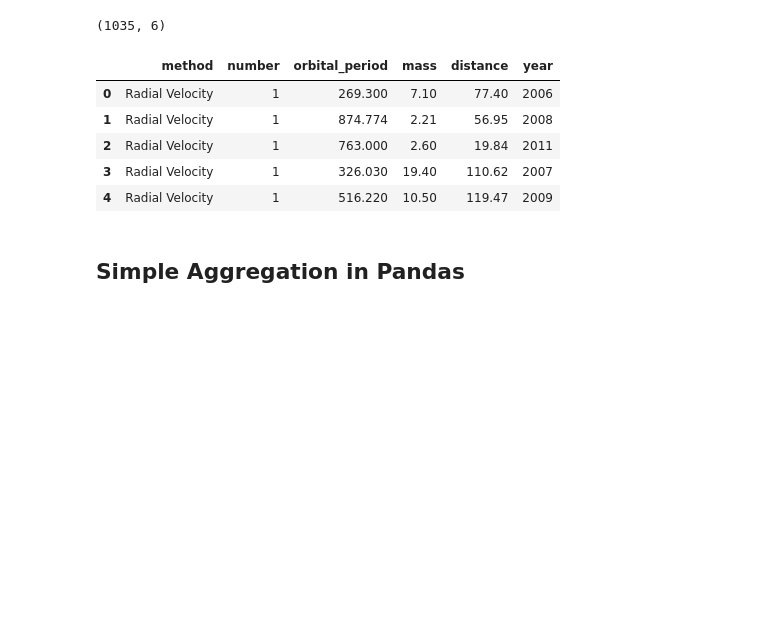
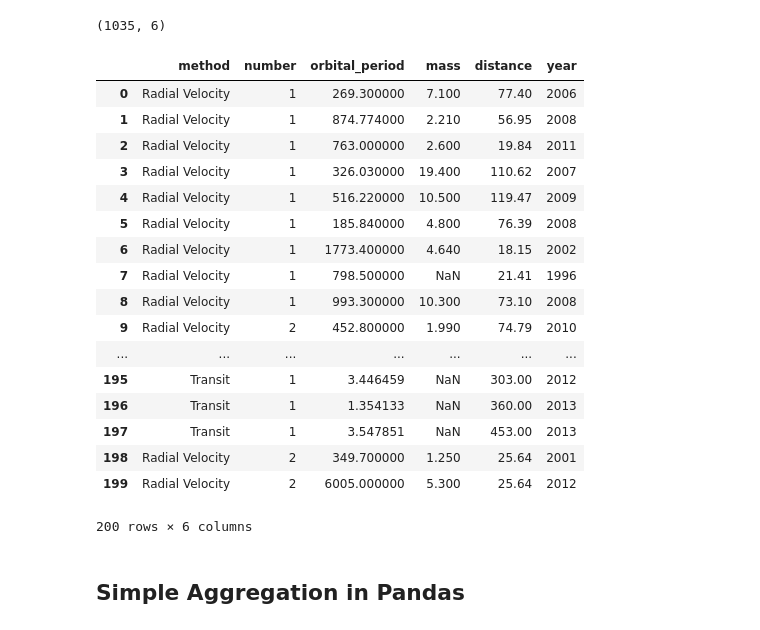
Before and after one commit to connolly/A302_2019, a Jupyter notebook: lectures/lecture-07-pandas/lecture-07-pandas.ipynb, the cells around one changed output. Cells and saved outputs as stored; diff of their text form; code cells hidden in the pictures; blank space fills up the shorter version.

```diff
--- a/lectures/lecture-07-pandas/lecture-07-pandas.ipynb
+++ b/lectures/lecture-07-pandas/lecture-07-pandas.ipynb
@@ -36,14 +38,26 @@ planets.shape
 # %% [output]
 (1035, 6)
 # %%
-planets.head()
+planets.head(200)
 # %% [output]
 |  | method | number | orbital_period | mass | distance | year |
-| 0 | Radial Velocity | 1 | 269.300 | 7.10 | 77.40 | 2006 |
-| 1 | Radial Velocity | 1 | 874.774 | 2.21 | 56.95 | 2008 |
-| 2 | Radial Velocity | 1 | 763.000 | 2.60 | 19.84 | 2011 |
-| 3 | Radial Velocity | 1 | 326.030 | 19.40 | 110.62 | 2007 |
-| 4 | Radial Velocity | 1 | 516.220 | 10.50 | 119.47 | 2009 |
+| 0 | Radial Velocity | 1 | 269.300000 | 7.100 | 77.40 | 2006 |
+| 1 | Radial Velocity | 1 | 874.774000 | 2.210 | 56.95 | 2008 |
+| 2 | Radial Velocity | 1 | 763.000000 | 2.600 | 19.84 | 2011 |
+| 3 | Radial Velocity | 1 | 326.030000 | 19.400 | 110.62 | 2007 |
+| 4 | Radial Velocity | 1 | 516.220000 | 10.500 | 119.47 | 2009 |
+| 5 | Radial Velocity | 1 | 185.840000 | 4.800 | 76.39 | 2008 |
+| 6 | Radial Velocity | 1 | 1773.400000 | 4.640 | 18.15 | 2002 |
+| 7 | Radial Velocity | 1 | 798.500000 | NaN | 21.41 | 1996 |
+| 8 | Radial Velocity | 1 | 993.300000 | 10.300 | 73.10 | 2008 |
+| 9 | Radial Velocity | 2 | 452.800000 | 1.990 | 74.79 | 2010 |
+| ... | ... | ... | ... | ... | ... | ... |
+| 195 | Transit | 1 | 3.446459 | NaN | 303.00 | 2012 |
+| 196 | Transit | 1 | 1.354133 | NaN | 360.00 | 2013 |
+| 197 | Transit | 1 | 3.547851 | NaN | 453.00 | 2013 |
+| 198 | Radial Velocity | 2 | 349.700000 | 1.250 | 25.64 | 2001 |
+| 199 | Radial Velocity | 2 | 6005.000000 | 5.300 | 25.64 | 2012 |
+200 rows × 6 columns
 # %% [markdown]
 ## Simple Aggregation in Pandas
 # %% [markdown]
```
Also changed, not shown: parts of 9 cells of this notebook, 8 other files.
